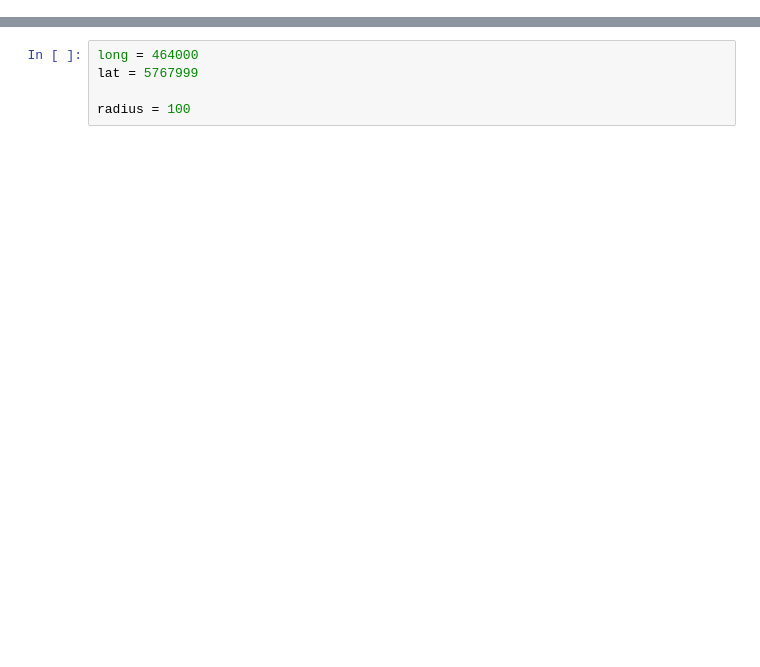
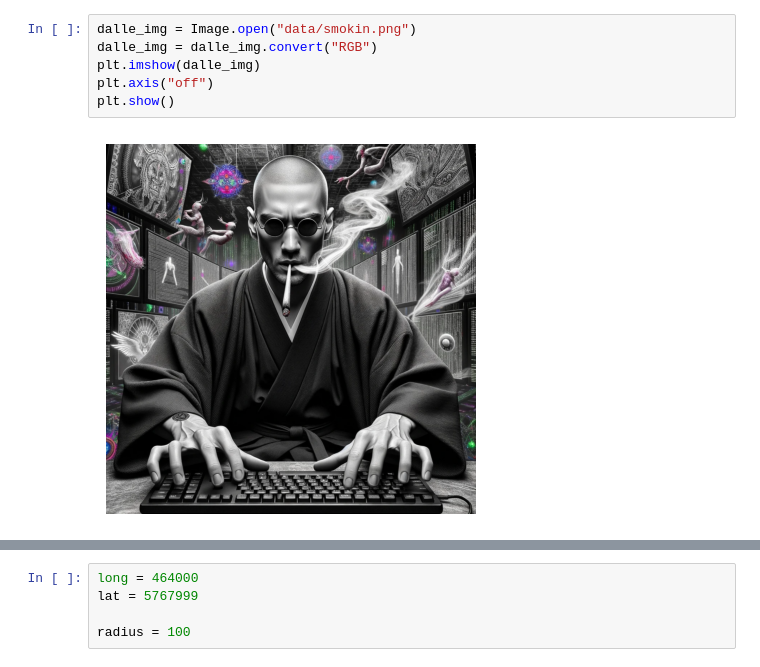
Before and after one commit to krispypancakes/OrthoStitch, a Jupyter notebook: stuff.ipynb, the cells around one changed output, grey strips where cells are left out. Saved outputs shown, nothing was run; the diff lists cells and outputs as text; blank space fills up the shorter version.

```diff
--- a/stuff.ipynb
+++ b/stuff.ipynb
@@ -35,0 +101,8 @@ long_to = long_from + 999
+# %%
+dalle_img = Image.open("data/smokin.png")
+dalle_img = dalle_img.convert("RGB")
+plt.imshow(dalle_img)
+plt.axis("off")
+plt.show()
+# %% [output]
+[figure, added]
```
Also changed, not shown: parts of 29 cells of this notebook.
